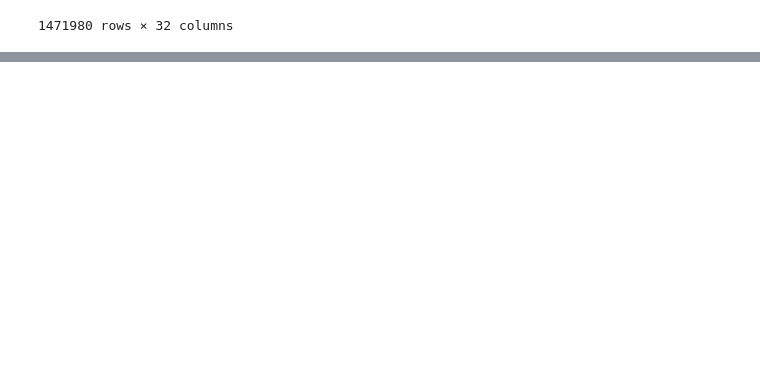
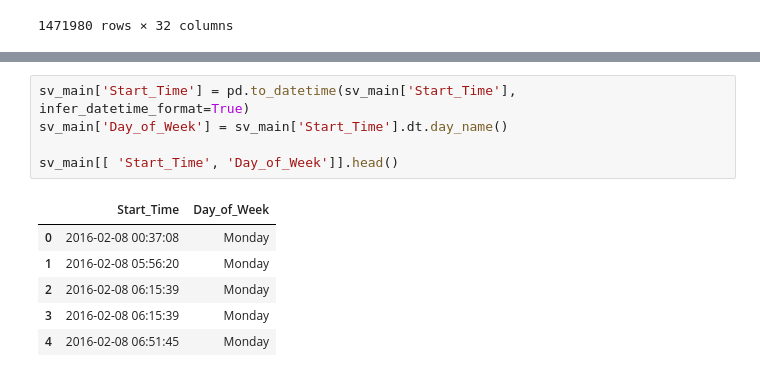
Before and after one commit to danulawa/FDM-Group-Project-V1, a Jupyter notebook: US Accident Prdiction.ipynb, the cells around one changed output, grey strips where cells are left out. Saved outputs shown, nothing was run; the diff lists cells and outputs as text; blank space fills up the shorter version.

```diff
--- a/US Accident Prdiction.ipynb
+++ b/US Accident Prdiction.ipynb
@@ -331,0 +135,12 @@ See the caveats in the documentation: https://pandas.pydata.org/pandas-docs/stab
+# %%
+sv_main['Start_Time'] = pd.to_datetime(sv_main['Start_Time'], infer_datetime_format=True)
+sv_main['Day_of_Week'] = sv_main['Start_Time'].dt.day_name()
+
+sv_main[[ 'Start_Time', 'Day_of_Week']].head()
+# %% [output]
+|  | Start_Time | Day_of_Week |
+| 0 | 2016-02-08 00:37:08 | Monday |
+| 1 | 2016-02-08 05:56:20 | Monday |
+| 2 | 2016-02-08 06:15:39 | Monday |
+| 3 | 2016-02-08 06:15:39 | Monday |
+| 4 | 2016-02-08 06:51:45 | Monday |
```
Also changed, not shown: parts of 46 cells of this notebook.
